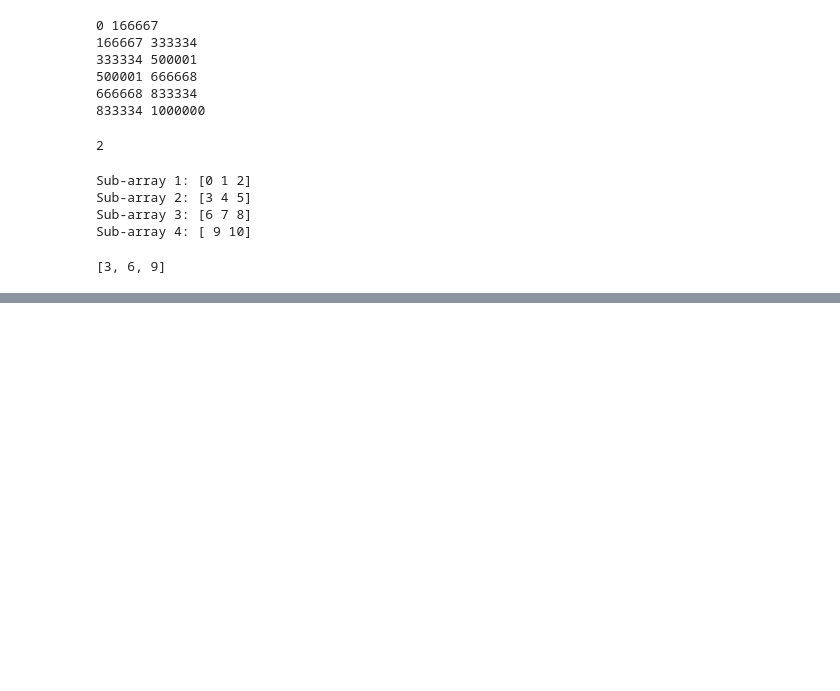
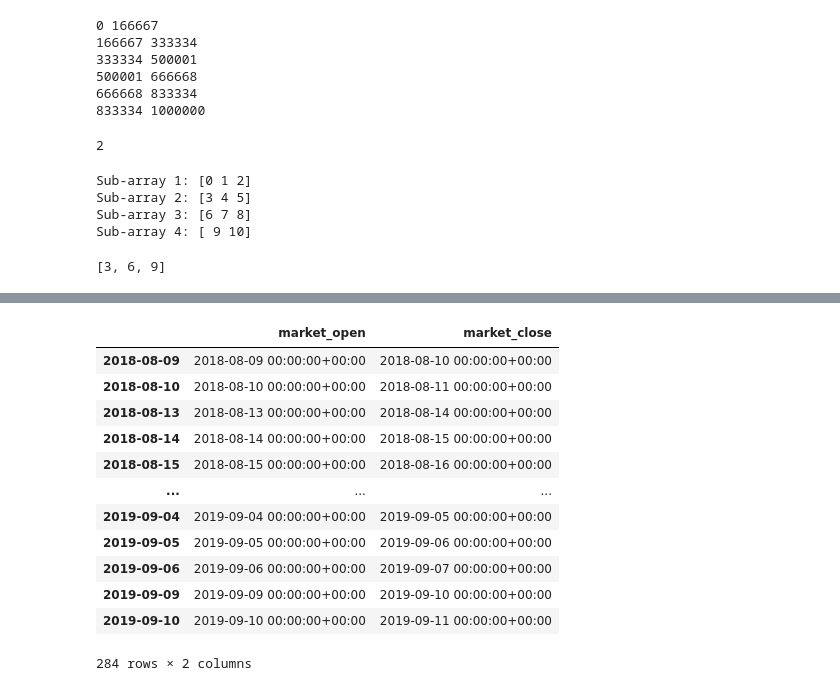
Before and after one commit to RezaSoleymanifar/neural, a Jupyter notebook: notebooks/api.ipynb, the cells around one changed output, grey strips where cells are left out. Cells and saved outputs as stored; diff of their text form; code cells hidden in the pictures; blank space fills up the shorter version.

```diff
--- a/notebooks/api.ipynb
+++ b/notebooks/api.ipynb
@@ -409,0 +466,16 @@ range(2, 10)
+# %%
+cal24.schedule(start, end)
+# %% [output]
+|  | market_open | market_close |
+| 2018-08-09 | 2018-08-09 00:00:00+00:00 | 2018-08-10 00:00:00+00:00 |
+| 2018-08-10 | 2018-08-10 00:00:00+00:00 | 2018-08-11 00:00:00+00:00 |
+| 2018-08-13 | 2018-08-13 00:00:00+00:00 | 2018-08-14 00:00:00+00:00 |
+| 2018-08-14 | 2018-08-14 00:00:00+00:00 | 2018-08-15 00:00:00+00:00 |
+| 2018-08-15 | 2018-08-15 00:00:00+00:00 | 2018-08-16 00:00:00+00:00 |
+| ... | ... | ... |
+| 2019-09-04 | 2019-09-04 00:00:00+00:00 | 2019-09-05 00:00:00+00:00 |
+| 2019-09-05 | 2019-09-05 00:00:00+00:00 | 2019-09-06 00:00:00+00:00 |
+| 2019-09-06 | 2019-09-06 00:00:00+00:00 | 2019-09-07 00:00:00+00:00 |
+| 2019-09-09 | 2019-09-09 00:00:00+00:00 | 2019-09-10 00:00:00+00:00 |
+| 2019-09-10 | 2019-09-10 00:00:00+00:00 | 2019-09-11 00:00:00+00:00 |
+284 rows × 2 columns
```
Also changed, not shown: parts of 16 cells of this notebook, 14 other files.
